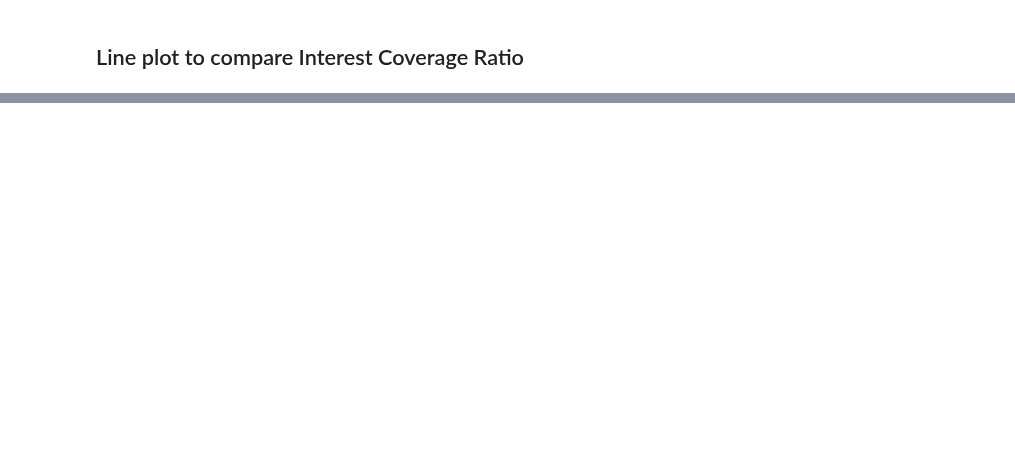
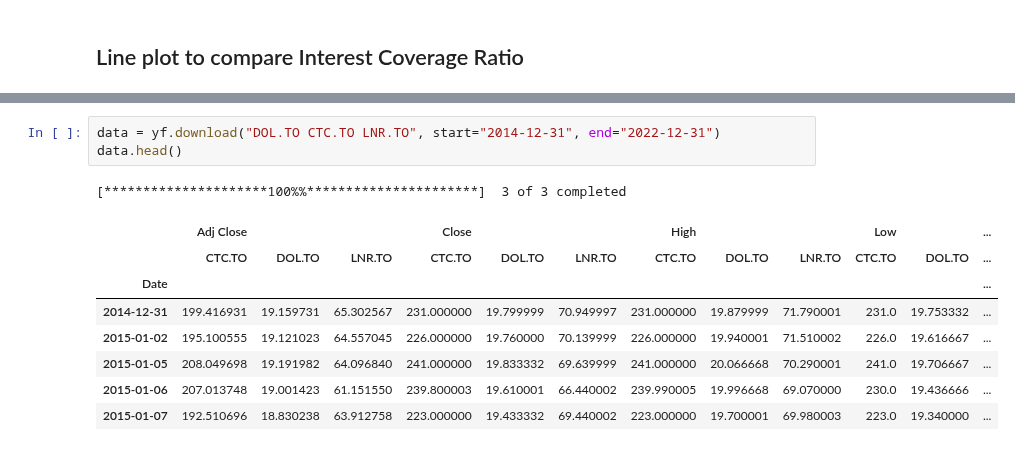
Before and after one commit to jash1112/project-financial_analysis, a Jupyter notebook: the_project_Aayush.ipynb, the cells around one changed output, grey strips where cells are left out. Saved outputs shown, nothing was run; the diff lists cells and outputs as text; blank space fills up the shorter version.

```diff
--- a/the_project_Aayush.ipynb
+++ b/the_project_Aayush.ipynb
@@ -532,0 +536,13 @@ plt.show()
+# %%
+data = yf.download("DOL.TO CTC.TO LNR.TO", start="2014-12-31", end="2022-12-31")
+data.head()
+# %% [output]
+[*********************100%%**********************]  3 of 3 completed
+|  | Adj Close |  |  | Close |  |  | High |  |  | Low |  | ... |
+|  | CTC.TO | DOL.TO | LNR.TO | CTC.TO | DOL.TO | LNR.TO | CTC.TO | DOL.TO | LNR.TO | CTC.TO | DOL.TO | ... |
+| Date |  |  |  |  |  |  |  |  |  |  |  | ... |
+| 2014-12-31 | 199.416931 | 19.159731 | 65.302567 | 231.000000 | 19.799999 | 70.949997 | 231.000000 | 19.879999 | 71.790001 | 231.0 | 19.753332 | ... |
+| 2015-01-02 | 195.100555 | 19.121023 | 64.557045 | 226.000000 | 19.760000 | 70.139999 | 226.000000 | 19.940001 | 71.510002 | 226.0 | 19.616667 | ... |
+| 2015-01-05 | 208.049698 | 19.191982 | 64.096840 | 241.000000 | 19.833332 | 69.639999 | 241.000000 | 20.066668 | 70.290001 | 241.0 | 19.706667 | ... |
+| 2015-01-06 | 207.013748 | 19.001423 | 61.151550 | 239.800003 | 19.610001 | 66.440002 | 239.990005 | 19.996668 | 69.070000 | 230.0 | 19.436666 | ... |
+| 2015-01-07 | 192.510696 | 18.830238 | 63.912758 | 223.000000 | 19.433332 | 69.440002 | 223.000000 | 19.700001 | 69.980003 | 223.0 | 19.340000 | ... |
```
Also changed, not shown: parts of 11 cells of this notebook.
